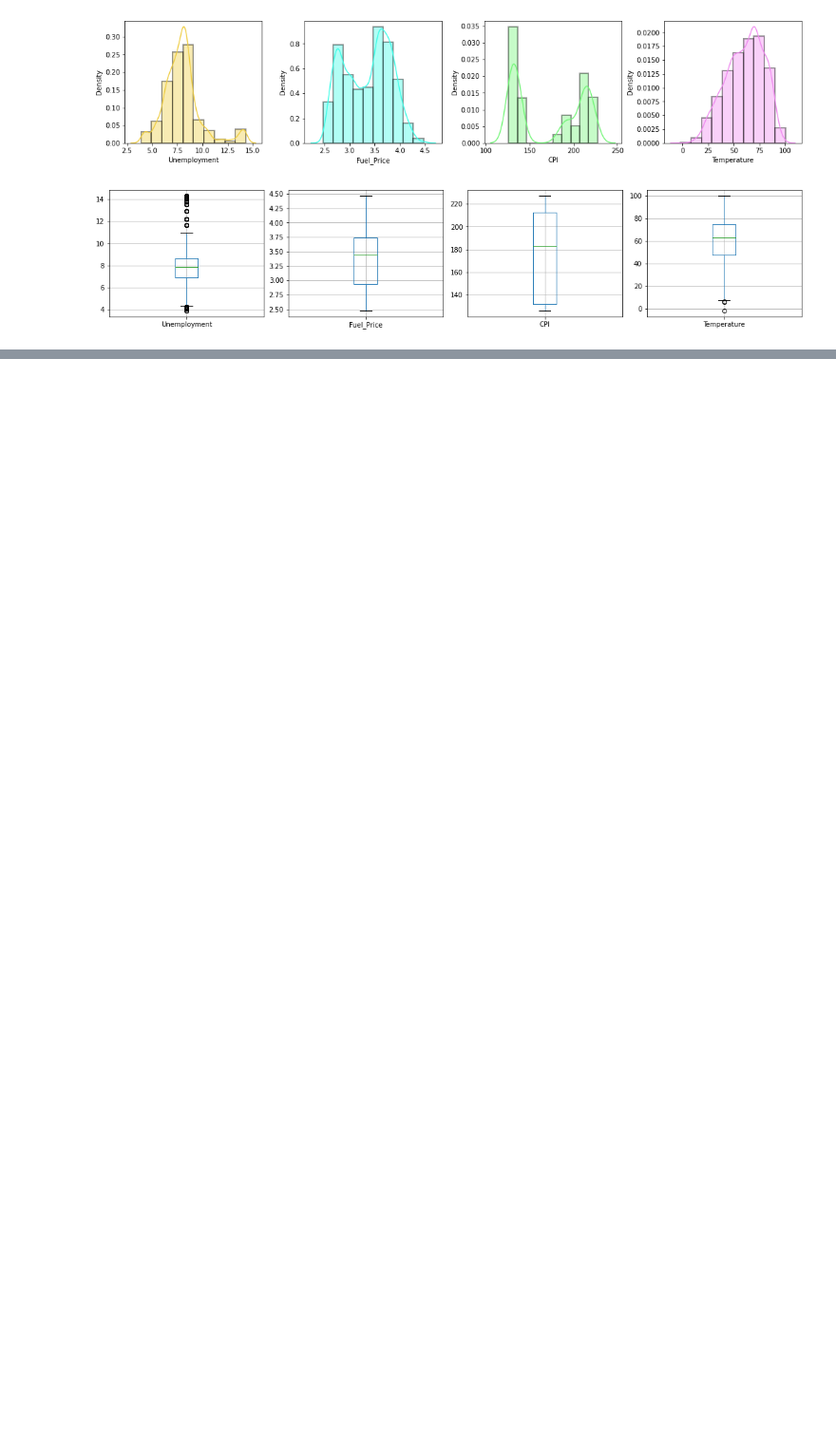
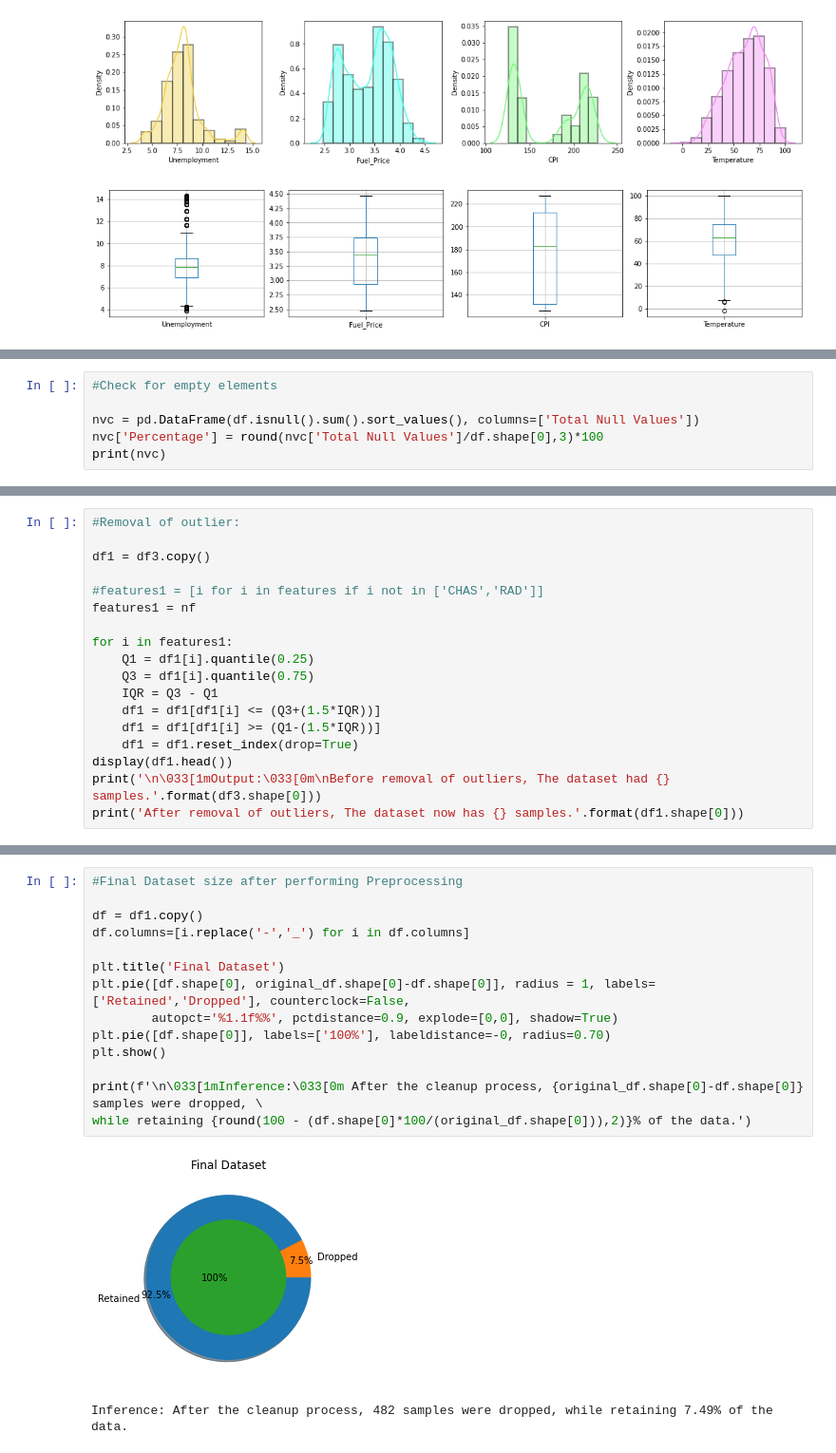
Before and after one commit to sunanda-debnath/Walmart-store-s-sales-forecasting, a Jupyter notebook: Walmart_store’s_sales_forecasting_.ipynb, the cells around one changed output, grey strips where cells are left out. Shown at 95% size. Drawn from its saved outputs; the diff is of its cells as text; blank space fills up the shorter version.

```diff
--- a/Walmart_store’s_sales_forecasting_.ipynb
+++ b/Walmart_store’s_sales_forecasting_.ipynb
@@ -223,0 +255,6 @@ plt.show()
+# %%
+#Check for empty elements
+
+nvc = pd.DataFrame(df.isnull().sum().sort_values(), columns=['Total Null Values'])
+nvc['Percentage'] = round(nvc['Total Null Values']/df.shape[0],3)*100
+print(nvc)
@@ -223,0 +307,18 @@ plt.show()
+# %%
+#Removal of outlier:
+
+df1 = df3.copy()
+
+#features1 = [i for i in features if i not in ['CHAS','RAD']]
+features1 = nf
+
+for i in features1:
+    Q1 = df1[i].quantile(0.25)
+    Q3 = df1[i].quantile(0.75)
+    IQR = Q3 - Q1
+    df1 = df1[df1[i] <= (Q3+(1.5*IQR))]
+    df1 = df1[df1[i] >= (Q1-(1.5*IQR))]
+    df1 = df1.reset_index(drop=True)
+display(df1.head())
+print('\n\033[1mOutput:\033[0m\nBefore removal of outliers, The dataset had {} samples.'.format(df3.shape[0]))
+print('After removal of outliers, The dataset now has {} samples.'.format(df1.shape[0]))
@@ -223,0 +336,17 @@ plt.show()
+# %%
+#Final Dataset size after performing Preprocessing
+
+df = df1.copy()
+df.columns=[i.replace('-','_') for i in df.columns]
+
+plt.title('Final Dataset')
+plt.pie([df.shape[0], original_df.shape[0]-df.shape[0]], radius = 1, labels=['Retained','Dropped'], counterclock=False,
+        autopct='%1.1f%%', pctdistance=0.9, explode=[0,0], shadow=True)
+plt.pie([df.shape[0]], labels=['100%'], labeldistance=-0, radius=0.70)
+plt.show()
+
+print(f'\n\033[1mInference:\033[0m After the cleanup process, {original_df.shape[0]-df.shape[0]} samples were dropped, \
+while retaining {round(100 - (df.shape[0]*100/(original_df.shape[0])),2)}% of the data.')
+# %% [output]
+[figure, added]
+Inference: After the cleanup process, 482 samples were dropped, while retaining 7.49% of the data.
```
Also changed, not shown: parts of 12 cells of this notebook.
